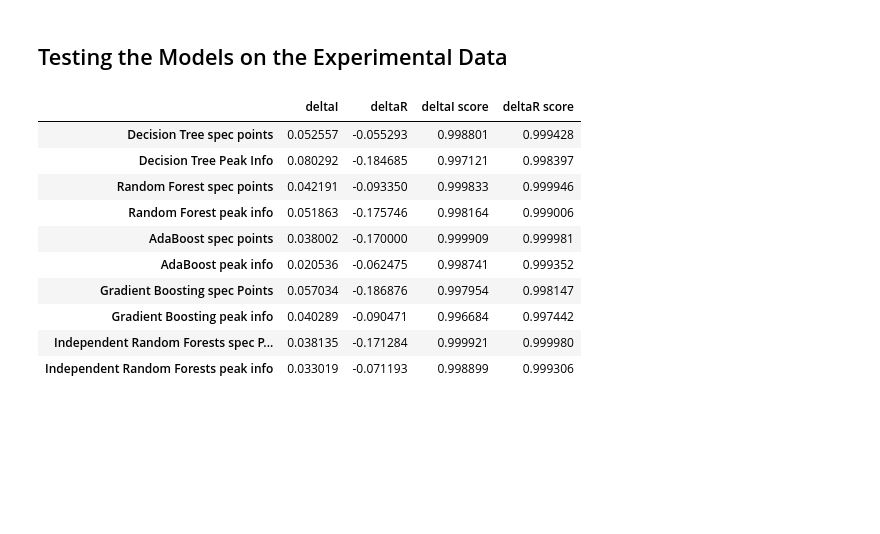
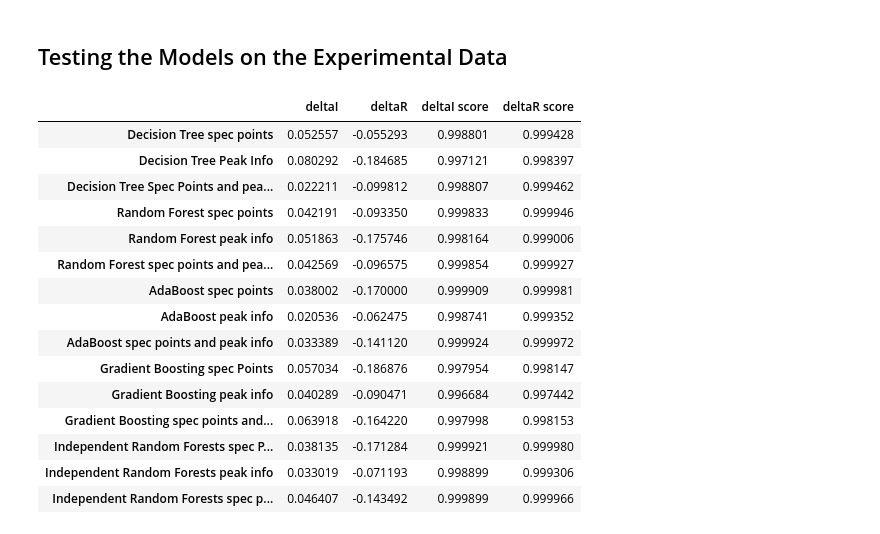
Before and after one commit to Lcollins91/DS_ResearchProject_ND, a Jupyter notebook: Hexagon_Spec_Models_v6_ScaledDispersion_BothKinds.ipynb, the cells around one changed output. Drawn from its saved outputs; the diff is of its cells as text; code cells hidden in the pictures; blank space fills up the shorter version.

```diff
--- a/Hexagon_Spec_Models_v6_ScaledDispersion_BothKinds.ipynb
+++ b/Hexagon_Spec_Models_v6_ScaledDispersion_BothKinds.ipynb
@@ -322,0 +598,20 @@ Delta R AdaBoost Score: 0.9999811468906423
+# %%
+#Using AdaBoost Regression
+
+from sklearn.ensemble import AdaBoostRegressor
+
+rng = 42
+md = 30
+nest2 = 15
+
+regr_AB_di_both = AdaBoostRegressor(DecisionTreeRegressor(max_depth = md), n_estimators=nest2, random_state=rng)
+regr_AB_dr_both = AdaBoostRegressor(DecisionTreeRegressor(max_depth = md),n_estimators=nest2, random_state=rng)
+
+model_AB_di_both = regr_AB_di_both.fit(X_train, Y_train['deltaI'])
+model_AB_dr_both = regr_AB_dr_both.fit(X_train, Y_train['deltaR'])
+
+predictions_AB_di_both = model_AB_di_both.predict(X_test)
+predictions_AB_dr_both = model_AB_dr_both.predict(X_test)
+
+plotSummary(Y_test['deltaI'], predictions_AB_di_both, 'AdaBoost Delta I')
+plotSummary(Y_test['deltaR'], predictions_AB_dr_both, 'AdaBoost Delta R')
@@ -585,14 +727,22 @@ Delta R Gradient Boost Score: 0.9974416540085005
 col_names3 = peak_names + locs_names + width_names + prom_names
 col_names4 = energy_names
 
+col_names_exp_both = col_names_both[2:]
+
 exp_data_sp = pd.read_csv('Training_Data/Hexagon/HexagonExperimentalData062218_v8_specPoints.csv', header = None, names = col_names4)
 exp_data_pi = pd.read_csv('Training_Data/Hexagon/HexagonExperimentalData062218_v8_peakinfo.csv', header = None, names = col_names3)
+
+exp_data_both = exp_data_sp.join(exp_data_pi, how = 'left')
+exp_data_both = exp_data_both[col_names_exp_both]
 
 pred_phase_OLS_R_sp = results_OLS_R_sp.predict(exp_data_sp)
 pred_phase_OLS_I_sp = results_OLS_I_sp.predict(exp_data_sp)
 
 pred_phase_OLS_R_pi = results_OLS_R_pi.predict(exp_data_pi)
 pred_phase_OLS_I_pi = results_OLS_I_pi.predict(exp_data_pi)
+
+pred_phase_OLS_R_both = results_OLS_R_both.predict(exp_data_both)
+pred_phase_OLS_I_both = results_OLS_I_both.predict(exp_data_both)
 
 pred_phase_DT_sp = np.append(regr_DT_sp.predict(exp_data_sp),
                              r2_score(Y1_test['deltaI'], predictions_DT_sp[:,0])).reshape(3,1).T
@@ -605,8 +755,14 @@ pred_phase_DT_pi = np.append(pred_phase_DT_pi,
                             r2_score(Y1_test['deltaR'], predictions_DT_pi[:,1])).reshape(4,1).T
 #pred_phase_DT = np.append(pred_phase_DT, r2_score(Y_test['scale_factor'], y_pred_DT[:,2]))
 
+pred_phase_DT_both = np.append(regr_DT_both.predict(exp_data_both),
+                            r2_score(Y_test['deltaI'], predictions_DT_both[:,0])).reshape(3,1).T
+pred_phase_DT_both = np.append(pred_phase_DT_both,
+                            r2_score(Y_test['deltaR'], predictions_DT_both[:,1])).reshape(4,1).T
+
 pred_phase_RF_sp = regr_RF_sp.predict(exp_data_sp)
 pred_phase_RF_pi = regr_RF_pi.predict(exp_data_pi)
+pred_phase_RF_both = regr_RF_both.predict(exp_data_both)
 
 pred_phase_AB_R_sp = model_AB_dr_sp.predict(exp_data_sp)
 pred_phase_AB_I_sp = model_AB_di_sp.predict(exp_data_sp)
@@ -614,52 +770,77 @@ pred_phase_AB_I_sp = model_AB_di_sp.predict(exp_data_sp)
 pred_phase_AB_R_pi = model_AB_dr_pi.predict(exp_data_pi)
 pred_phase_AB_I_pi = model_AB_di_pi.predict(exp_data_pi)
 
+pred_phase_AB_R_both = model_AB_dr_both.predict(exp_data_both)
+pred_phase_AB_I_both = model_AB_di_both.predict(exp_data_both)
+
 pred_phase_GB_di_sp = model_GB_di_sp.predict(exp_data_sp)
 pred_phase_GB_dr_sp = model_GB_dr_sp.predict(exp_data_sp)
 
 pred_phase_GB_di_pi = model_GB_di_pi.predict(exp_data_pi)
 pred_phase_GB_dr_pi = model_GB_dr_pi.predict(exp_data_pi)
+
+pred_phase_GB_di_both = model_GB_di_both.predict(exp_data_both)
+pred_phase_GB_dr_both = model_GB_dr_both.predict(exp_data_both)
 
 pred_phase_IRF_di_sp = model_RF2_di_sp.predict(exp_data_sp)
 pred_phase_IRF_dr_sp = model_RF2_dr_sp.predict(exp_data_sp)
 
 pred_phase_IRF_di_pi = model_RF2_di_pi.predict(exp_data_pi)
 pred_phase_IRF_dr_pi = model_RF2_dr_pi.predict(exp_data_pi)
 
+pred_phase_IRF_di_both = model_RF2_di_both.predict(exp_data_both)
+pred_phase_IRF_dr_both = model_RF2_dr_both.predict(exp_data_both)
+
 predictedPhases = pd.DataFrame(pred_phase_DT_sp, columns = ['deltaI', 'deltaR', 'deltaI score', 'deltaR score'], index = ['Decision Tree spec points'])
 
 new_test = pd.Series(pred_phase_DT_pi[0], index = ['deltaI', 'deltaR', 'deltaI score', 'deltaR score'], name = 'Decision Tree Peak Info')
 predictedPhases = predictedPhases.append(new_test)
 
+new_1 = pd.Series(pred_phase_DT_both[0], index = ['deltaI', 'deltaR', 'deltaI score', 'deltaR score'], name = 'Decision Tree Spec Points and peak info')
+predictedPhases = predictedPhases.append(new_1)
+
 predictedPhases.loc['OLS spec points'] = (pred_phase_OLS_I_sp[0], pred_phase_OLS_R_sp[0], r2_score(Y1_test['deltaI'],predictions_OLS_I_sp ), r2_score(Y1_test['deltaR'],predictions_OLS_R_sp ))
 predictedPhases.loc['OLS peak info'] = (pred_phase_OLS_I_pi[0], pred_phase_OLS_R_pi[0], r2_score(Y2_test['deltaI'], predictions_OLS_I_pi), r2_score(Y2_test['deltaR'], predictions_OLS_R_pi))
+predictedPhases.loc['OLS spec points and peak info'] = (pred_phase_OLS_I_both[0], pred_phase_OLS_R_both[0], r2_score(Y_test['deltaI'], predictions_OLS_I_both), r2_score(Y_test['deltaR'], predictions_OLS_R_both))
 
 predictedPhases.loc['Random Forest spec points'] = (pred_phase_RF_sp[0,0], pred_phase_RF_sp[0,1], r2_score(Y1_test['deltaI'], predictions_RF_sp[:,0]), r2_score(Y1_test['deltaR'], predictions_RF_sp[:,1]))
 predictedPhases.loc['Random Forest peak info'] = (pred_phase_RF_pi[0,0], pred_phase_RF_pi[0,1], r2_score(Y2_test['deltaI'], predictions_RF_pi[:,0]), r2_score(Y2_test['deltaR'], predictions_RF_pi[:,1]))
+predictedPhases.loc['Random Forest spec points and peak info'] = (pred_phase_RF_both[0,0], pred_phase_RF_both[0,1], r2_score(Y_test['deltaI'], predictions_RF_both[:,0]), r2_score(Y_test['deltaR'], predictions_RF_both[:,1]))
+
 
 predictedPhases.loc['AdaBoost spec points'] = (pred_phase_AB_I_sp[0], pred_phase_AB_R_sp[0],r2_score(Y1_test['deltaI'], predictions_AB_di_sp), r2_score(Y1_test['deltaR'], predictions_AB_dr_sp))
 predictedPhases.loc['AdaBoost peak info'] = (pred_phase_AB_I_pi[0], pred_phase_AB_R_pi[0],r2_score(Y2_test['deltaI'], predictions_AB_di_pi), r2_score(Y2_test['deltaR'], predictions_AB_dr_pi))
+predictedPhases.loc['AdaBoost spec points and peak info'] = (pred_phase_AB_I_both[0], pred_phase_AB_R_both[0],r2_score(Y_test['deltaI'], predictions_AB_di_both), r2_score(Y_test['deltaR'], predictions_AB_dr_both))
 
 predictedPhases.loc['Gradient Boosting spec Points'] = (pred_phase_GB_di_sp[0], pred_phase_GB_dr_sp[0],  r2_score(Y1_test['deltaI'], predictions_GB_di_sp), r2_score(Y1_test['deltaR'], predictions_GB_dr_sp))
 predictedPhases.loc['Gradient Boosting peak info'] = (pred_phase_GB_di_pi[0], pred_phase_GB_dr_pi[0], r2_score(Y2_test['deltaI'], predictions_GB_di_pi), r2_score(Y2_test['deltaR'], predictions_GB_dr_pi))
+predictedPhases.loc['Gradient Boosting spec points and peak info'] = (pred_phase_GB_di_both[0], pred_phase_GB_dr_both[0], r2_score(Y_test['deltaI'], predictions_GB_di_both), r2_score(Y_test['deltaR'], predictions_GB_dr_both))
+
 
 predictedPhases.loc['Independent Random Forests spec Points'] = (pred_phase_IRF_di_sp[0], pred_phase_IRF_dr_sp[0],  r2_score(Y1_test['deltaI'], predictions_RF2_di_sp ), r2_score(Y1_test['deltaR'], predictions_RF2_dr_sp))
 predictedPhases.loc['Independent Random Forests peak info'] = (pred_phase_IRF_di_pi[0], pred_phase_IRF_dr_pi[0], r2_score(Y2_test['deltaI'], predictions_RF2_di_pi), r2_score(Y2_test['deltaR'], predictions_RF2_dr_pi))
+predictedPhases.loc['Independent Random Forests spec points and peak info'] = (pred_phase_IRF_di_both[0], pred_phase_IRF_dr_both[0], r2_score(Y_test['deltaI'], predictions_RF2_di_both), r2_score(Y_test['deltaR'], predictions_RF2_dr_both))
 
-predictedPhases2 = predictedPhases.drop(['OLS spec points', 'OLS peak info'], axis = 0)
+
+predictedPhases2 = predictedPhases.drop(['OLS spec points', 'OLS peak info', 'OLS spec points and peak info'], axis = 0)
 predictedPhases2
 # %% [output]
 |  | deltaI | deltaR | deltaI score | deltaR score |
 | Decision Tree spec points | 0.052557 | -0.055293 | 0.998801 | 0.999428 |
 | Decision Tree Peak Info | 0.080292 | -0.184685 | 0.997121 | 0.998397 |
+| Decision Tree Spec Points and pea... | 0.022211 | -0.099812 | 0.998807 | 0.999462 |
 | Random Forest spec points | 0.042191 | -0.093350 | 0.999833 | 0.999946 |
 | Random Forest peak info | 0.051863 | -0.175746 | 0.998164 | 0.999006 |
+| Random Forest spec points and pea... | 0.042569 | -0.096575 | 0.999854 | 0.999927 |
 | AdaBoost spec points | 0.038002 | -0.170000 | 0.999909 | 0.999981 |
 | AdaBoost peak info | 0.020536 | -0.062475 | 0.998741 | 0.999352 |
+| AdaBoost spec points and peak info | 0.033389 | -0.141120 | 0.999924 | 0.999972 |
 | Gradient Boosting spec Points | 0.057034 | -0.186876 | 0.997954 | 0.998147 |
 | Gradient Boosting peak info | 0.040289 | -0.090471 | 0.996684 | 0.997442 |
+| Gradient Boosting spec points and... | 0.063918 | -0.164220 | 0.997998 | 0.998153 |
 | Independent Random Forests spec P... | 0.038135 | -0.171284 | 0.999921 | 0.999980 |
 | Independent Random Forests peak info | 0.033019 | -0.071193 | 0.998899 | 0.999306 |
+| Independent Random Forests spec p... | 0.046407 | -0.143492 | 0.999899 | 0.999966 |
 # %%
 #Since this prediction has a score less than 0.99, we will exclude it.
 GoodPredictedPhases = predictedPhases2
```
Also changed, not shown: parts of 59 cells of this notebook, 21 other files.
